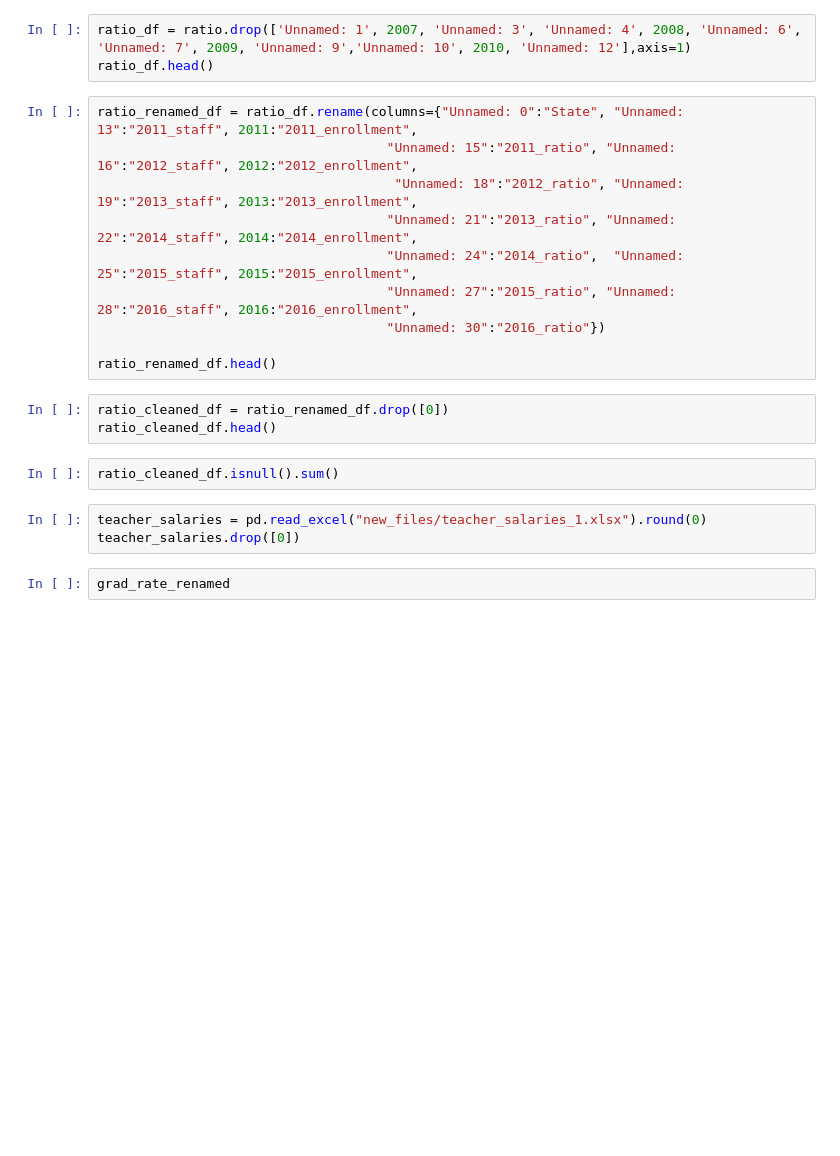
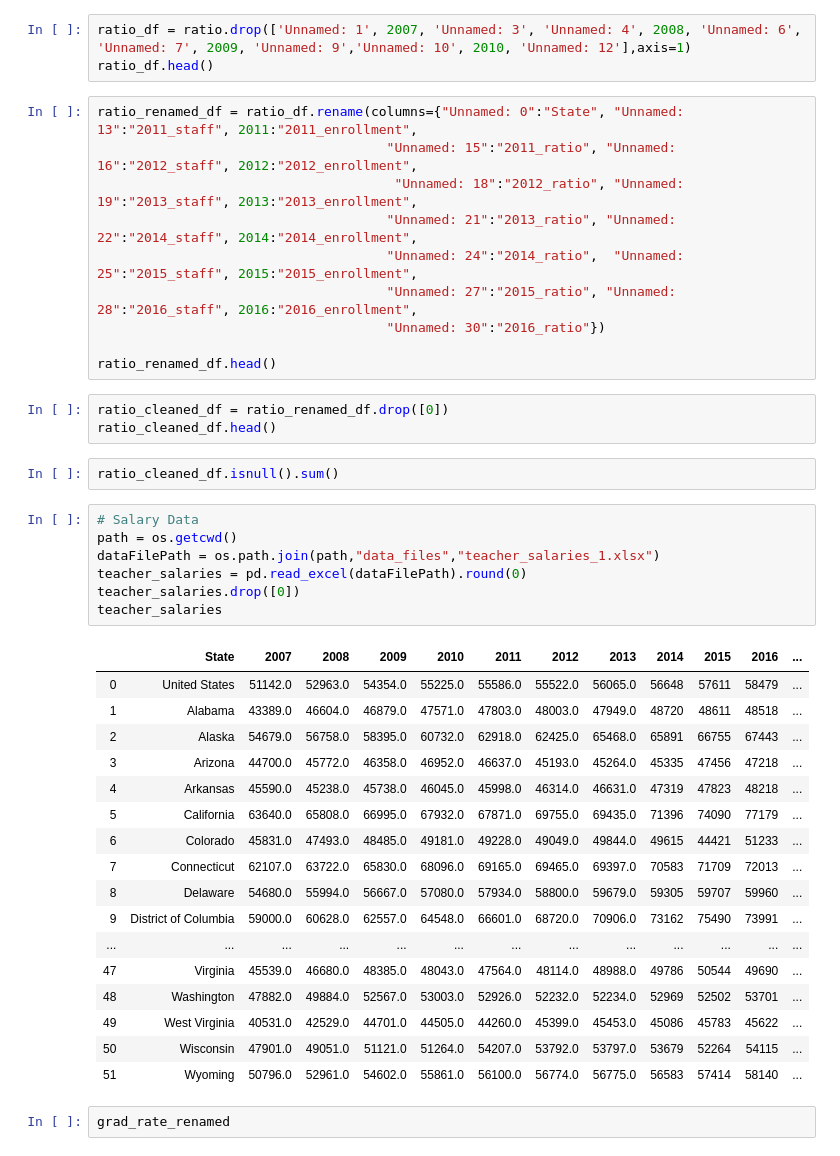
Before and after one commit to ScriptMigo/Project-1, a Jupyter notebook: teacher.ipynb, the cells around one changed output. Saved outputs shown, nothing was run; the diff lists cells and outputs as text; blank space fills up the shorter version.

```diff
--- a/teacher.ipynb
+++ b/teacher.ipynb
@@ -113,8 +244,30 @@ ratio_cleaned_df = ratio_renamed_df.drop([0])
 ratio_cleaned_df.head()
 # %%
 ratio_cleaned_df.isnull().sum()
-# %%
-teacher_salaries = pd.read_excel("new_files/teacher_salaries_1.xlsx").round(0)
-teacher_salaries.drop([0])
+# %%
+# Salary Data
+path = os.getcwd()
+dataFilePath = os.path.join(path,"data_files","teacher_salaries_1.xlsx")
+teacher_salaries = pd.read_excel(dataFilePath).round(0)
+teacher_salaries.drop([0])
+teacher_salaries
+# %% [output]
+|  | State | 2007 | 2008 | 2009 | 2010 | 2011 | 2012 | 2013 | 2014 | 2015 | 2016 | ... |
+| 0 | United States | 51142.0 | 52963.0 | 54354.0 | 55225.0 | 55586.0 | 55522.0 | 56065.0 | 56648 | 57611 | 58479 | ... |
+| 1 | Alabama | 43389.0 | 46604.0 | 46879.0 | 47571.0 | 47803.0 | 48003.0 | 47949.0 | 48720 | 48611 | 48518 | ... |
+| 2 | Alaska | 54679.0 | 56758.0 | 58395.0 | 60732.0 | 62918.0 | 62425.0 | 65468.0 | 65891 | 66755 | 67443 | ... |
+| 3 | Arizona | 44700.0 | 45772.0 | 46358.0 | 46952.0 | 46637.0 | 45193.0 | 45264.0 | 45335 | 47456 | 47218 | ... |
+| 4 | Arkansas | 45590.0 | 45238.0 | 45738.0 | 46045.0 | 45998.0 | 46314.0 | 46631.0 | 47319 | 47823 | 48218 | ... |
+| 5 | California | 63640.0 | 65808.0 | 66995.0 | 67932.0 | 67871.0 | 69755.0 | 69435.0 | 71396 | 74090 | 77179 | ... |
+| 6 | Colorado | 45831.0 | 47493.0 | 48485.0 | 49181.0 | 49228.0 | 49049.0 | 49844.0 | 49615 | 44421 | 51233 | ... |
+| 7 | Connecticut | 62107.0 | 63722.0 | 65830.0 | 68096.0 | 69165.0 | 69465.0 | 69397.0 | 70583 | 71709 | 72013 | ... |
+| 8 | Delaware | 54680.0 | 55994.0 | 56667.0 | 57080.0 | 57934.0 | 58800.0 | 59679.0 | 59305 | 59707 | 59960 | ... |
+| 9 | District of Columbia | 59000.0 | 60628.0 | 62557.0 | 64548.0 | 66601.0 | 68720.0 | 70906.0 | 73162 | 75490 | 73991 | ... |
+| ... | ... | ... | ... | ... | ... | ... | ... | ... | ... | ... | ... | ... |
+| 47 | Virginia | 45539.0 | 46680.0 | 48385.0 | 48043.0 | 47564.0 | 48114.0 | 48988.0 | 49786 | 50544 | 49690 | ... |
+| 48 | Washington | 47882.0 | 49884.0 | 52567.0 | 53003.0 | 52926.0 | 52232.0 | 52234.0 | 52969 | 52502 | 53701 | ... |
+| 49 | West Virginia | 40531.0 | 42529.0 | 44701.0 | 44505.0 | 44260.0 | 45399.0 | 45453.0 | 45086 | 45783 | 45622 | ... |
+| 50 | Wisconsin | 47901.0 | 49051.0 | 51121.0 | 51264.0 | 54207.0 | 53792.0 | 53797.0 | 53679 | 52264 | 54115 | ... |
+| 51 | Wyoming | 50796.0 | 52961.0 | 54602.0 | 55861.0 | 56100.0 | 56774.0 | 56775.0 | 56583 | 57414 | 58140 | ... |
 # %%
 grad_rate_renamed
```
Also changed, not shown: parts of 19 cells of this notebook.
